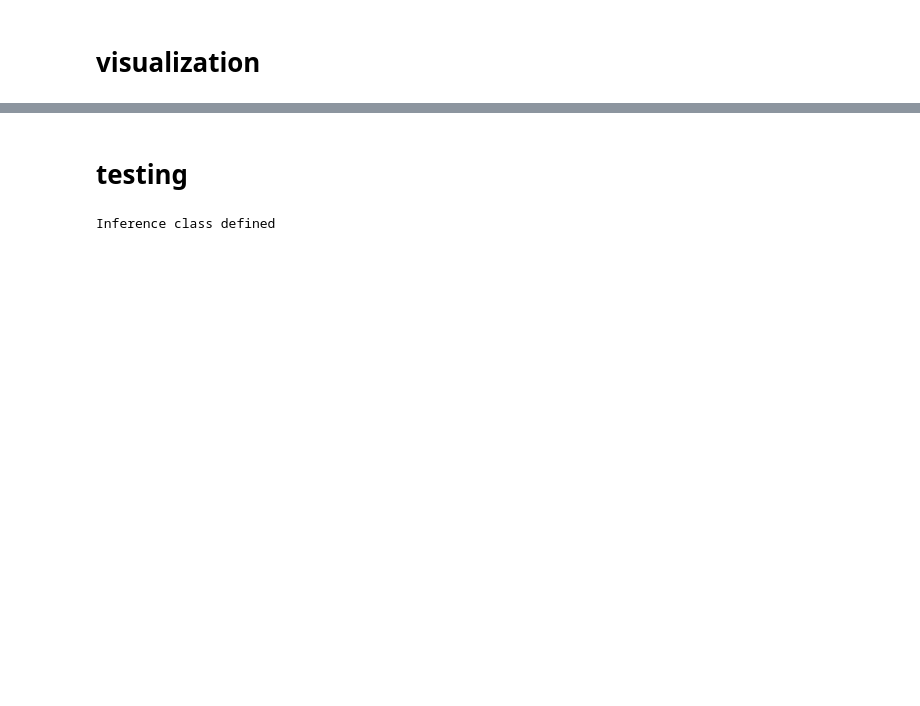
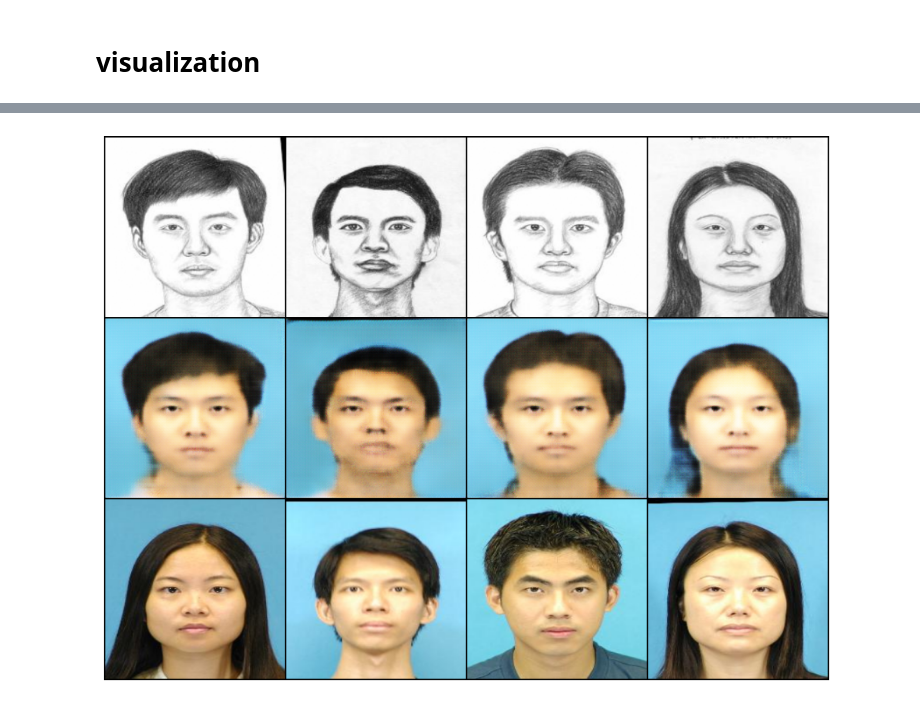
Before and after one commit to sahabg245/pix2pix-image-translation, a Jupyter notebook: pix2pix.ipynb, the cells around one changed output, grey strips where cells are left out. Saved outputs shown, nothing was run; the diff lists cells and outputs as text; code cells hidden in the pictures; blank space fills up the shorter version.

Commit message:
Kaggle Notebook | Pix2Pix | Version 2

```diff
--- a/pix2pix.ipynb
+++ b/pix2pix.ipynb
@@ -1017,12 +349,0 @@ Training function defined
-# %%
-print("\n" + "="*70)
-print("LOADING DATASETS")
-print("="*70)
-
-input_paths, target_paths, dataset_name = load_kaggle_datasets(CONFIG)
-
-# Create dataloaders
-train_loader, val_loader = create_dataloaders(input_paths, target_paths, CONFIG)
-
-# Train
-trainer, visualizer, metrics_history = train_pix2pix(CONFIG, train_loader, val_loader)
@@ -1041,45 +350,22 @@ ValueError: No valid image pairs found!
-# %% [markdown]
-# testing
-# %%
-# CELL 16: INFERENCE CLASS
-class Pix2PixInference:
-    """Inference on single images"""
-
-    def __init__(self, checkpoint_path, device='cuda'):
-        self.device = torch.device(device)
-
-        self.generator = Generator()
-        checkpoint = torch.load(checkpoint_path, map_location=self.device)
-
-        # Handle DataParallel
-        state_dict = checkpoint['generator']
-        if 'module.' in list(state_dict.keys())[0]:
-            state_dict = {k.replace('module.', ''): v for k, v in state_dict.items()}
-
-        self.generator.load_state_dict(state_dict)
-        self.generator = self.generator.to(self.device)
-        self.generator.eval()
-        print(f"✓ Model loaded from {checkpoint_path}")
-
-    def predict(self, input_image_path):
-        """Generate output from input"""
-        img = Image.open(input_image_path).convert('RGB')
-        img = img.resize((256, 256), Image.LANCZOS)
-        img_array = np.array(img, dtype=np.float32)
-
-        img_array = (img_array / 127.5) - 1.0
-        img_tensor = torch.from_numpy(img_array).permute(2, 0, 1).unsqueeze(0)
-        img_tensor = img_tensor.to(self.device)
-
-        with torch.no_grad():
-            output = self.generator(img_tensor)
-
-        output = (output + 1) / 2
-        output = output.squeeze(0).cpu().permute(1, 2, 0).numpy()
-        output = np.clip(output, 0, 1)
-
-        return output
-
-print("Inference class defined")
-# %% [output]
-Inference class defined
+# %%
+def denorm(x):
+    return (x * 0.5 + 0.5).clamp(0,1)
+
+gen.eval()
+
+x,y = next(iter(val_loader))
+x = x.to(device)
+
+with torch.no_grad():
+    fake = gen(x).cpu()
+
+images = torch.cat([denorm(x.cpu()), denorm(fake), denorm(y)],0)
+
+grid = make_grid(images,nrow=4)
+
+plt.figure(figsize=(12,12))
+plt.imshow(np.transpose(grid.numpy(),(1,2,0)))
+plt.axis("off")
+plt.show()
+# %% [output]
+[figure, added]
```
Also changed, not shown: parts of 36 cells of this notebook.
